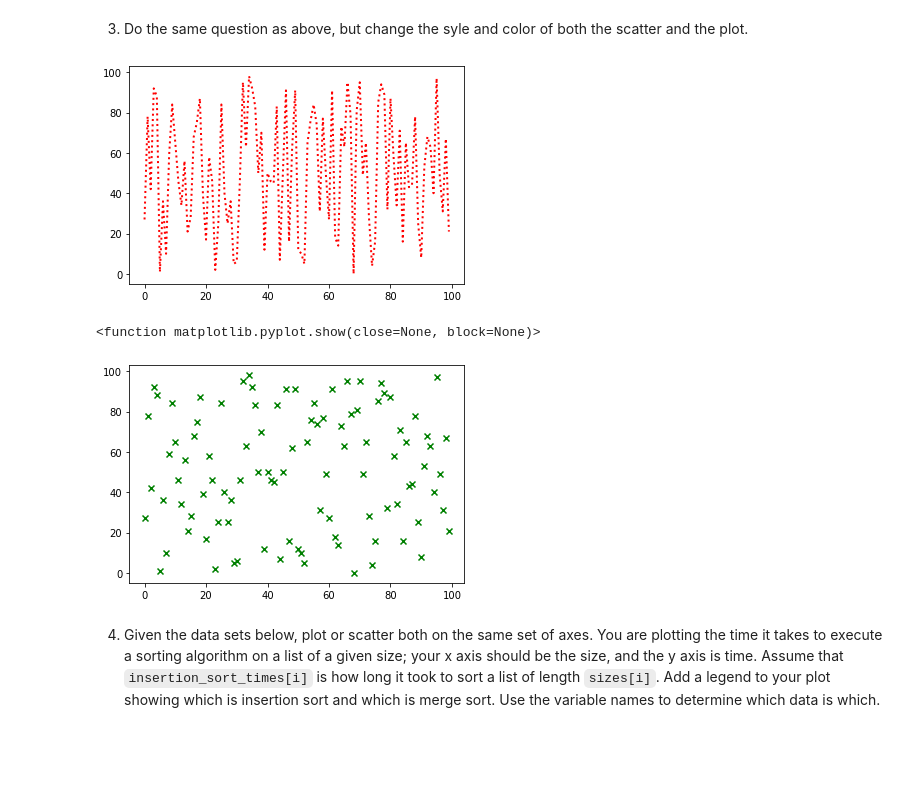
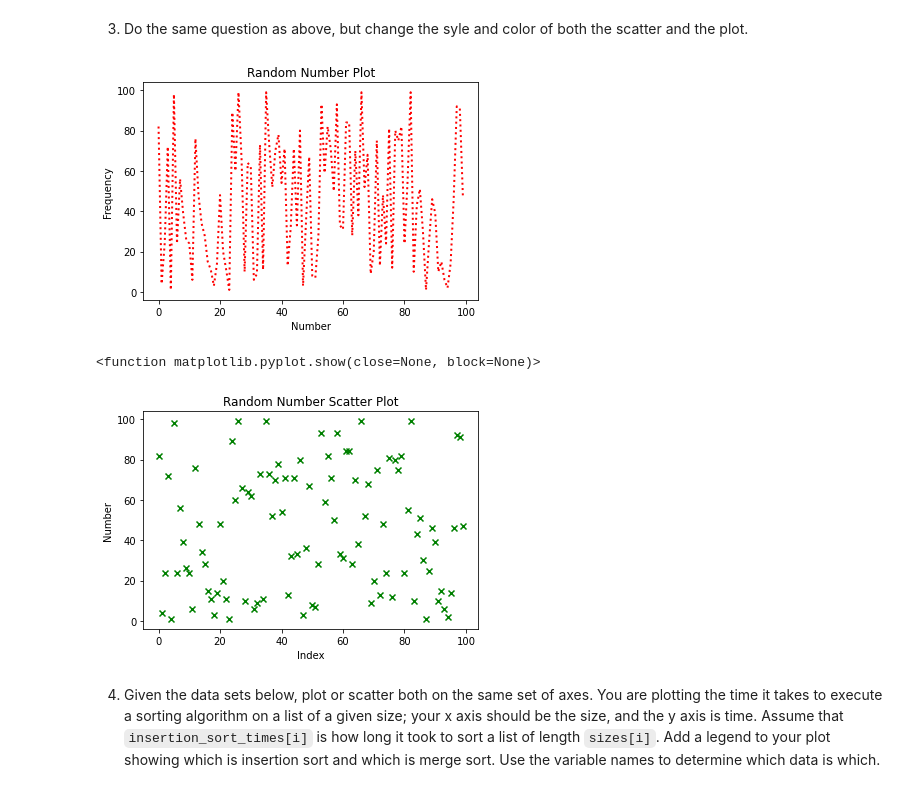
Before and after one commit to zakdavlin/Mod3, a Jupyter notebook: pyplot.ipynb, the cells around one changed output. Cells and saved outputs as stored; diff of their text form; code cells hidden in the pictures; blank space fills up the shorter version.

```diff
--- a/pyplot.ipynb
+++ b/pyplot.ipynb
@@ -57,20 +67,25 @@ plt.show
 # %%
 import matplotlib as mpl
 import matplotlib.pyplot as plt
 import numpy as np
 
 x=np.random.randint(100,size=100)
 y=np.array([x for x in range(0,100)])
 plt.plot(x,color='red',linewidth=2,linestyle=':')
+plt.xlabel("Number")
+plt.ylabel("Frequency")
+plt.title("Random Number Plot")
 
 plt.show()
-
 plt.scatter(y,x,color='g', marker='x')
+plt.xlabel("Index")
+plt.ylabel("Number")
+plt.title("Random Number Scatter Plot")
 plt.show
 # %% [output]
-[figure, old version]
+[figure, new version]
 <function matplotlib.pyplot.show(close=None, block=None)>
-[figure, old version]
+[figure, new version]
 # %% [markdown]
 4. Given the data sets below, plot or scatter both on the same set of axes.  You are plotting the time it takes to execute a sorting algorithm on a list of a given size; your x axis should be the size, and the y axis is time.  Assume that `insertion_sort_times[i]` is how long it took to sort a list of length `sizes[i]`.  Add a legend to your plot showing which is insertion sort and which is merge sort.  Use the variable names to determine which data is which.
 # %%
```
Also changed, not shown: parts of 3 cells of this notebook.
